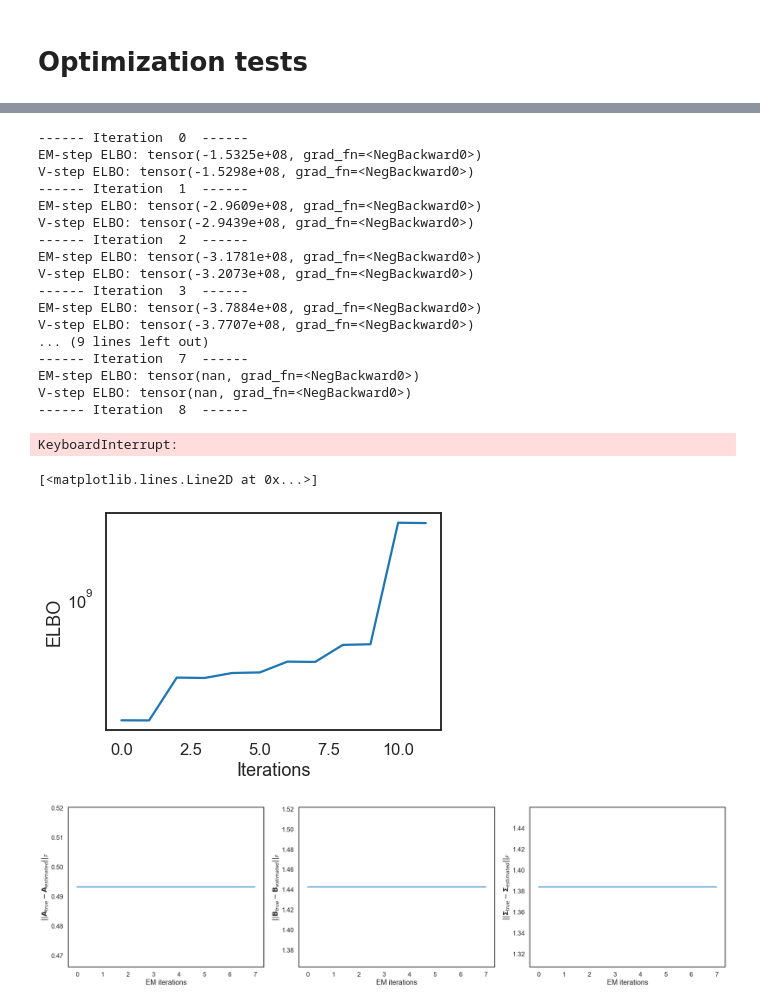
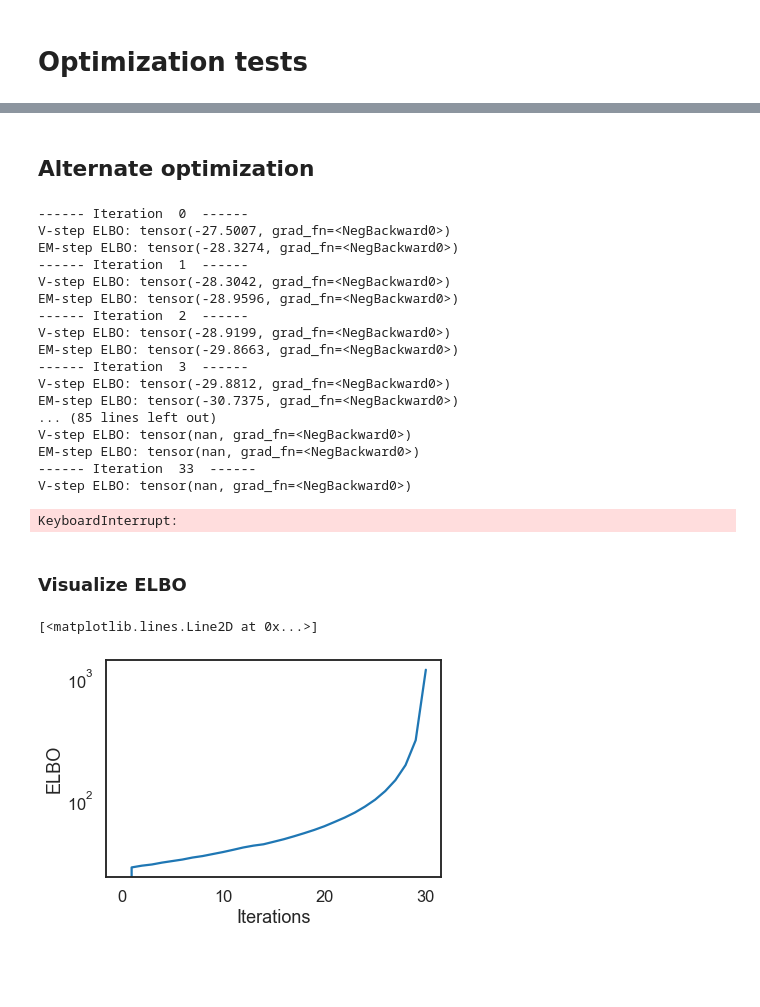
Before and after one commit to LinusBleistein/binary_ts, a Jupyter notebook: torch_structured_optim_softmax.ipynb, the cells around one changed output, grey strips where cells are left out. Saved outputs shown, nothing was run; the diff lists cells and outputs as text; code cells hidden in the pictures; blank space fills up the shorter version.

```diff
--- a/torch_structured_optim_softmax.ipynb
+++ b/torch_structured_optim_softmax.ipynb
@@ -631,13 +688,13 @@ class BinaryTS:
 # %%
 d = 2
 T = 2
-N = 20
+N = 200
 # %%
-true_A = np.identity(d) + 0.1*np.random.randn(d,d)
-true_B = np.diag(np.random.uniform(low=-0.7,high=0.7,size=d))
+true_A = 0.7*np.identity(d) + 0.1*np.random.randn(d,d)
+true_B = np.diag(np.random.uniform(low=-0.8,high=0.8,size=d))
 
 random_matrix = np.random.randn(d,d)
-true_sigma = np.dot(random_matrix,random_matrix.T)
+true_sigma = 1/5*np.dot(random_matrix,random_matrix.T)
 # %%
 sns.heatmap(true_A)
 plt.show()
@@ -652,2 +709,2 @@ plt.show()
 # %%
-bints = BinaryTS(d=d,true_A = true_A,true_B=true_B,true_sigma = true_sigma)
+bints = BinaryTS(d=d,T=T,N=N,true_A = true_A,true_B=true_B,true_sigma = true_sigma)
@@ -699,47 +887,38 @@ KeyboardInterrupt:
+# %% [markdown]
+## Alternate optimization
 # %%
-bints.optimize(max_iter = 1000,lr=1e-12)
+bints.optimize(max_iter=2200,lr1=1e-6,lr2=3e-2)
 # %% [output]
 ------ Iteration  0  ------
-EM-step ELBO: tensor(-1.5325e+08, grad_fn=<NegBackward0>)
-V-step ELBO: tensor(-1.5298e+08, grad_fn=<NegBackward0>)
+V-step ELBO: tensor(-27.5007, grad_fn=<NegBackward0>)
+EM-step ELBO: tensor(-28.3274, grad_fn=<NegBackward0>)
 ------ Iteration  1  ------
-EM-step ELBO: tensor(-2.9609e+08, grad_fn=<NegBackward0>)
-V-step ELBO: tensor(-2.9439e+08, grad_fn=<NegBackward0>)
+V-step ELBO: tensor(-28.3042, grad_fn=<NegBackward0>)
+EM-step ELBO: tensor(-28.9596, grad_fn=<NegBackward0>)
 ------ Iteration  2  ------
-EM-step ELBO: tensor(-3.1781e+08, grad_fn=<NegBackward0>)
-V-step ELBO: tensor(-3.2073e+08, grad_fn=<NegBackward0>)
+V-step ELBO: tensor(-28.9199, grad_fn=<NegBackward0>)
+EM-step ELBO: tensor(-29.8663, grad_fn=<NegBackward0>)
 ------ Iteration  3  ------
-EM-step ELBO: tensor(-3.7884e+08, grad_fn=<NegBackward0>)
-V-step ELBO: tensor(-3.7707e+08, grad_fn=<NegBackward0>)
-... (9 lines left out)
------- Iteration  7  ------
+V-step ELBO: tensor(-29.8812, grad_fn=<NegBackward0>)
+EM-step ELBO: tensor(-30.7375, grad_fn=<NegBackward0>)
+... (85 lines left out)
+V-step ELBO: tensor(nan, grad_fn=<NegBackward0>)
 EM-step ELBO: tensor(nan, grad_fn=<NegBackward0>)
+------ Iteration  33  ------
 V-step ELBO: tensor(nan, grad_fn=<NegBackward0>)
------- Iteration  8  ------
 KeyboardInterrupt:
+# %% [markdown]
+### Visualize ELBO
 # %%
 elbo = bints.elbo_track
 elbo = elbo.detach().numpy()
 f,ax=plt.subplots()
 ax.set_ylabel('ELBO')
+
 ax.set_xlabel('Iterations')
 ax.set_yscale('log')
-ax.plot(elbo[1:])
+ax.plot(elbo[0:
+            ])
 # %% [output]
 [<matplotlib.lines.Line2D at 0x...>]
-[figure, old version]
+[figure, new version]
-# %%
-f,ax = plt.subplots(1,3,figsize=(25,7))
-
-ax[0].plot(bints.A_error_track[1:])
-ax[0].set_ylabel('$||\mathbf{A}_{true}-\mathbf{A}_{estimated}||_F$')
-ax[1].plot(bints.B_error_track[1:])
-ax[1].set_ylabel('$||\mathbf{B}_{true}-\mathbf{B}_{estimated}||_F$')
-ax[2].plot(bints.sigma_error_track[1:])
-ax[2].set_ylabel('$||\mathbf{\Sigma}_{true}-\mathbf{\Sigma}_{estimated}||_F$')
-
-for i in [0,1,2]:
-    ax[i].set_xlabel('EM iterations')
-plt.tight_layout()
-# %% [output]
-[figure, removed]
```
Also changed, not shown: parts of 25 cells of this notebook.
